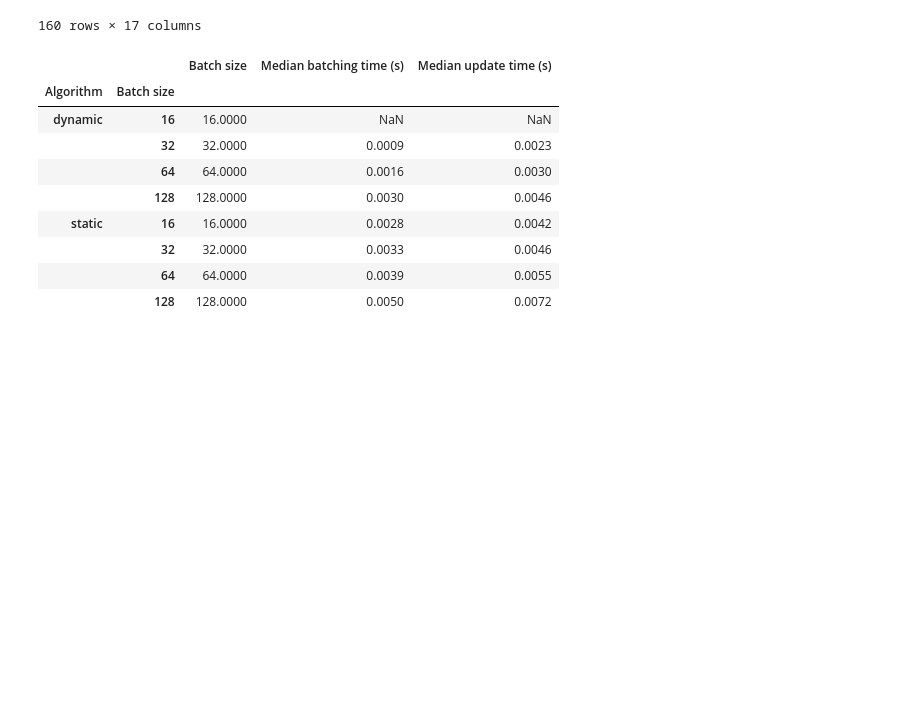
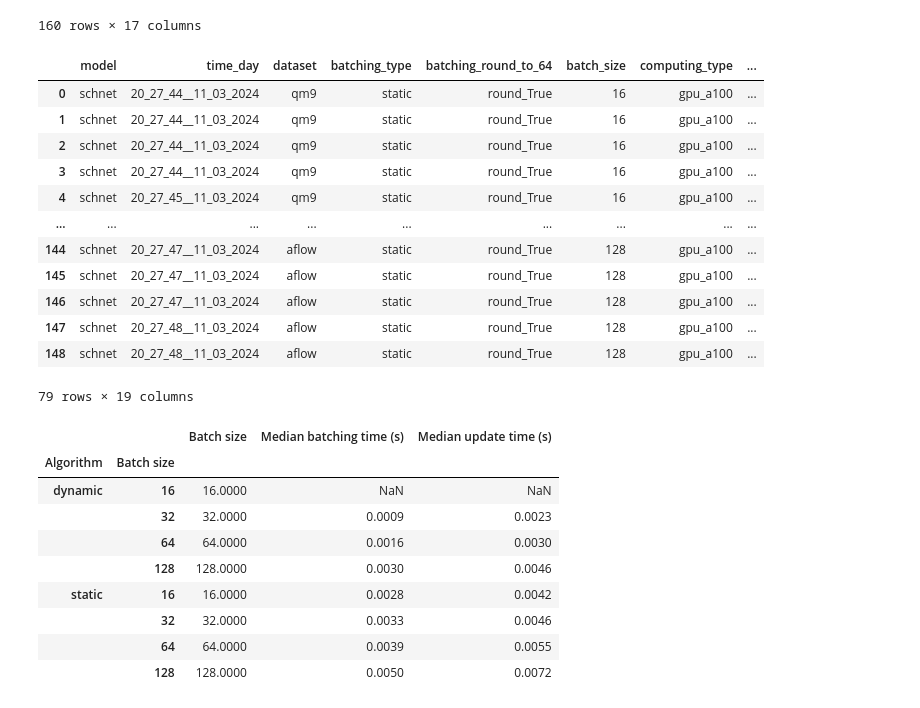
Before and after one commit to tisabe/jraph_MPEU, a Jupyter notebook: jupyter_notebooks/jraph profiling.ipynb, the cells around one changed output. Cells and saved outputs as stored; diff of their text form; code cells hidden in the pictures; blank space fills up the shorter version.

```diff
--- a/jupyter_notebooks/jraph profiling.ipynb
+++ b/jupyter_notebooks/jraph profiling.ipynb
@@ -7,8 +7,10 @@ import pandas as pd
 
 BASE_DIR = '/home/dts/Documents/hu'
 PROFILING_CSV = 'parsed_profiling_qm9_aflow_schnet_100k_steps_23_54__8_03_2024.csv'
+ROUND_PROFILING_CSV = 'parsed_profiling_round_to_multiple_qm9_aflow_schnet_100k_steps_23_54__8_03_2024.csv'
 # %%
 profiling_df = pd.read_csv(os.path.join(BASE_DIR, PROFILING_CSV))
+round_profiling_df = pd.read_csv(os.path.join(BASE_DIR, ROUND_PROFILING_CSV))
 # %%
 profiling_df
 # %% [output]
@@ -41,6 +43,22 @@ profiling_df[profiling_df['computing_type'] == 'gpu_a100']
 | 308 | schnet | 00_42_16__09_03_2024 | aflow | static | round_False | 128 | gpu_a100 | ... |
 | 309 | schnet | 00_42_16__09_03_2024 | aflow | static | round_False | 128 | gpu_a100 | ... |
 160 rows × 17 columns
+# %%
+round_profiling_df[round_profiling_df['computing_type'] == 'gpu_a100']
+# %% [output]
+|  | model | time_day | dataset | batching_type | batching_round_to_64 | batch_size | computing_type | ... |
+| 0 | schnet | 20_27_44__11_03_2024 | qm9 | static | round_True | 16 | gpu_a100 | ... |
+| 1 | schnet | 20_27_44__11_03_2024 | qm9 | static | round_True | 16 | gpu_a100 | ... |
+| 2 | schnet | 20_27_44__11_03_2024 | qm9 | static | round_True | 16 | gpu_a100 | ... |
+| 3 | schnet | 20_27_44__11_03_2024 | qm9 | static | round_True | 16 | gpu_a100 | ... |
+| 4 | schnet | 20_27_45__11_03_2024 | qm9 | static | round_True | 16 | gpu_a100 | ... |
+| ... | ... | ... | ... | ... | ... | ... | ... | ... |
+| 144 | schnet | 20_27_47__11_03_2024 | aflow | static | round_True | 128 | gpu_a100 | ... |
+| 145 | schnet | 20_27_47__11_03_2024 | aflow | static | round_True | 128 | gpu_a100 | ... |
+| 146 | schnet | 20_27_47__11_03_2024 | aflow | static | round_True | 128 | gpu_a100 | ... |
+| 147 | schnet | 20_27_48__11_03_2024 | aflow | static | round_True | 128 | gpu_a100 | ... |
+| 148 | schnet | 20_27_48__11_03_2024 | aflow | static | round_True | 128 | gpu_a100 | ... |
+79 rows × 19 columns
 # %%
 # AFLOW GPU
 gpu_profiling_df = profiling_df[profiling_df['dataset'] == 'aflow']
```
Also changed, not shown: parts of 2 cells of this notebook, 1 other file.
